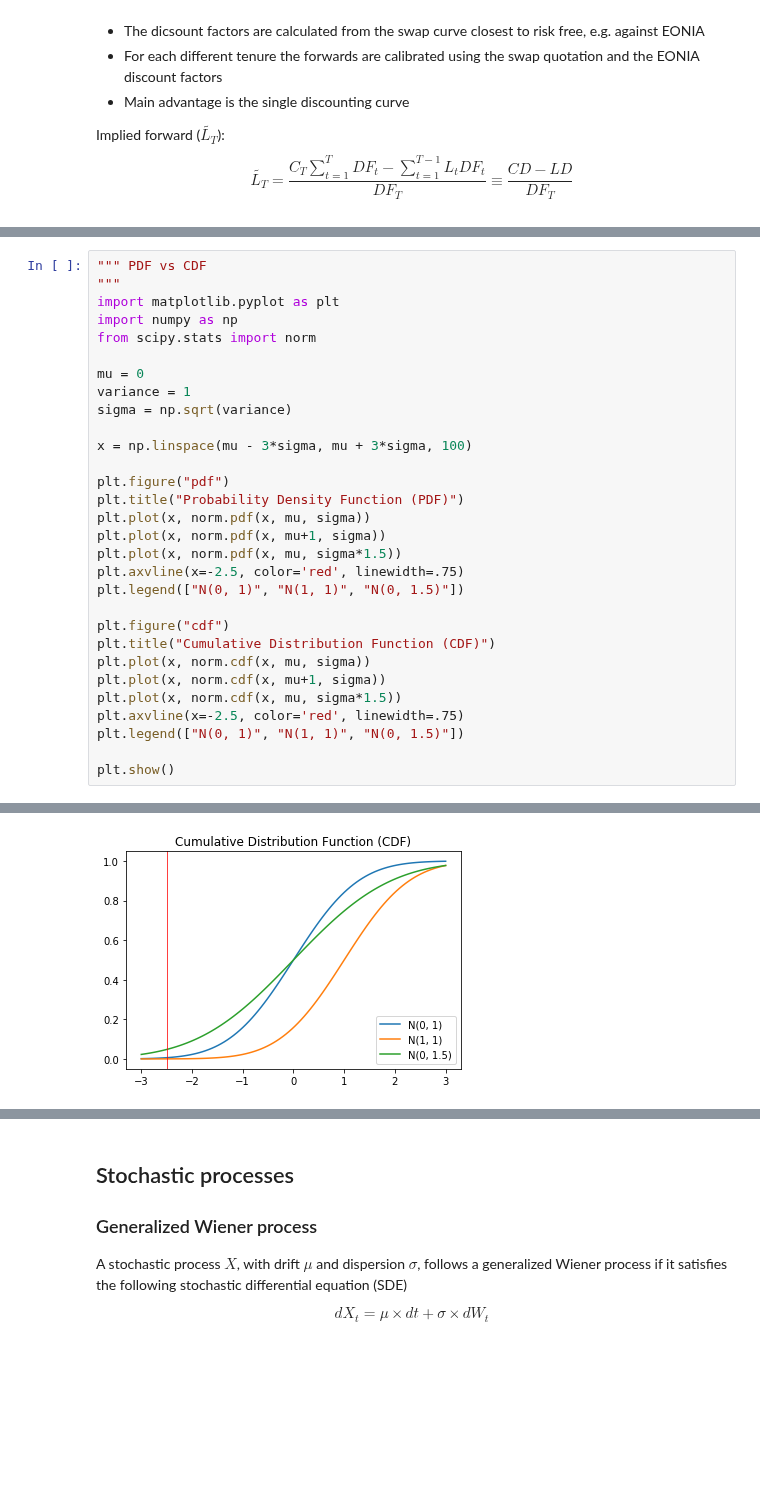
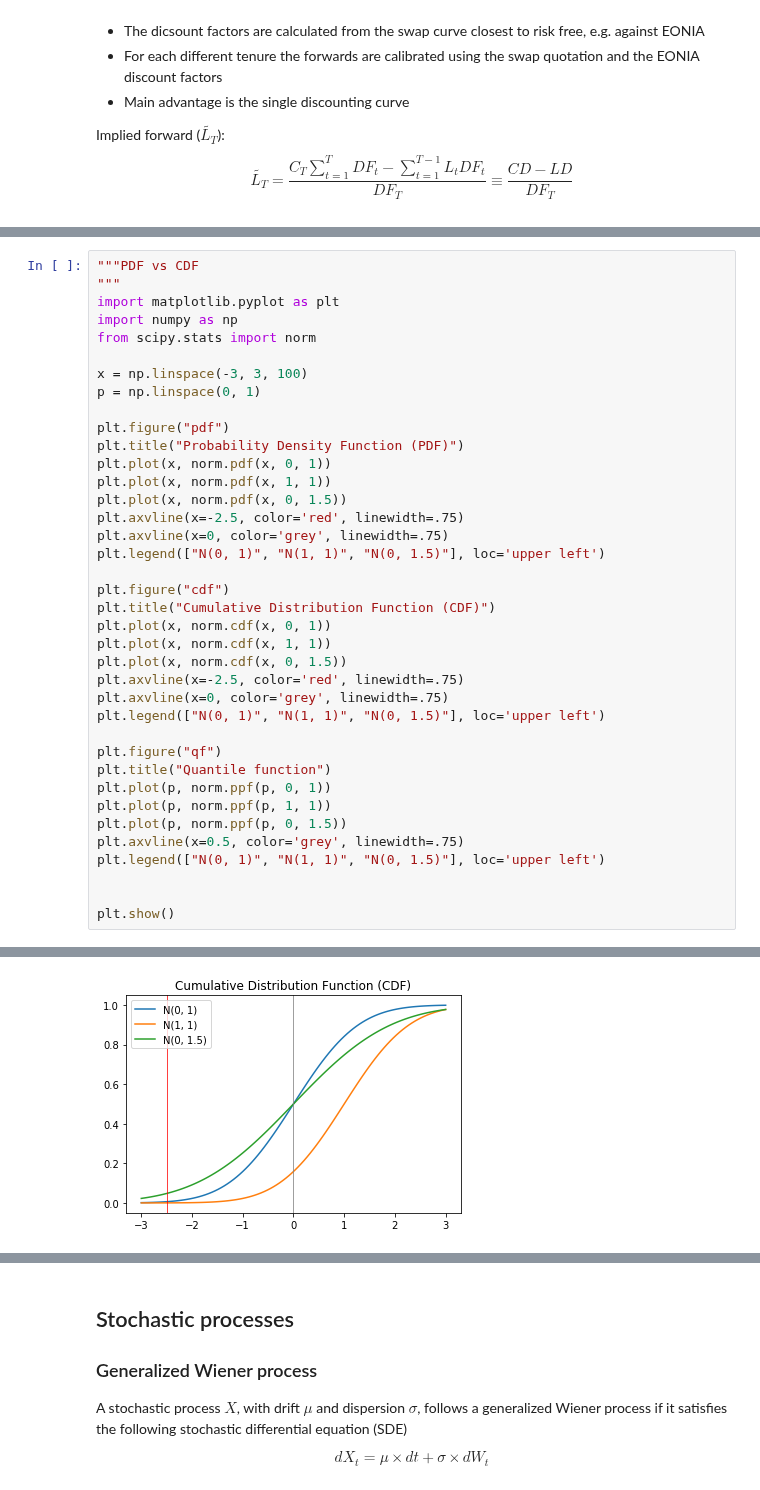
Before and after one commit to carol419/Derivatives, a Jupyter notebook: derivatives.ipynb, the cells around one changed output, grey strips where cells are left out. Drawn from its saved outputs; the diff is of its cells as text; blank space fills up the shorter version.

```diff
--- a/derivatives.ipynb
+++ b/derivatives.ipynb
@@ -403,31 +472,39 @@ multi_curve([0.04, 0.05, 0.06], [0.033, 0.045, 0.053])
 # %%
-""" PDF vs CDF
+"""PDF vs CDF
 """
 import matplotlib.pyplot as plt
 import numpy as np
 from scipy.stats import norm
 
-mu = 0
-variance = 1
-sigma = np.sqrt(variance)
-
-x = np.linspace(mu - 3*sigma, mu + 3*sigma, 100)
+x = np.linspace(-3, 3, 100)
+p = np.linspace(0, 1)
 
 plt.figure("pdf")
 plt.title("Probability Density Function (PDF)")
-plt.plot(x, norm.pdf(x, mu, sigma))
-plt.plot(x, norm.pdf(x, mu+1, sigma))
-plt.plot(x, norm.pdf(x, mu, sigma*1.5))
+plt.plot(x, norm.pdf(x, 0, 1))
+plt.plot(x, norm.pdf(x, 1, 1))
+plt.plot(x, norm.pdf(x, 0, 1.5))
 plt.axvline(x=-2.5, color='red', linewidth=.75)
-plt.legend(["N(0, 1)", "N(1, 1)", "N(0, 1.5)"])
+plt.axvline(x=0, color='grey', linewidth=.75)
+plt.legend(["N(0, 1)", "N(1, 1)", "N(0, 1.5)"], loc='upper left')
 
 plt.figure("cdf")
 plt.title("Cumulative Distribution Function (CDF)")
-plt.plot(x, norm.cdf(x, mu, sigma))
-plt.plot(x, norm.cdf(x, mu+1, sigma))
-plt.plot(x, norm.cdf(x, mu, sigma*1.5))
+plt.plot(x, norm.cdf(x, 0, 1))
+plt.plot(x, norm.cdf(x, 1, 1))
+plt.plot(x, norm.cdf(x, 0, 1.5))
 plt.axvline(x=-2.5, color='red', linewidth=.75)
-plt.legend(["N(0, 1)", "N(1, 1)", "N(0, 1.5)"])
+plt.axvline(x=0, color='grey', linewidth=.75)
+plt.legend(["N(0, 1)", "N(1, 1)", "N(0, 1.5)"], loc='upper left')
+
+plt.figure("qf")
+plt.title("Quantile function")
+plt.plot(p, norm.ppf(p, 0, 1))
+plt.plot(p, norm.ppf(p, 1, 1))
+plt.plot(p, norm.ppf(p, 0, 1.5))
+plt.axvline(x=0.5, color='grey', linewidth=.75)
+plt.legend(["N(0, 1)", "N(1, 1)", "N(0, 1.5)"], loc='upper left')
+
 
 plt.show()
 # %% [output]
@@ -435 +512 @@ plt.show()
-[figure, old version]
+[figure, new version]
```
Also changed, not shown: parts of 17 cells of this notebook, 1 other file.
